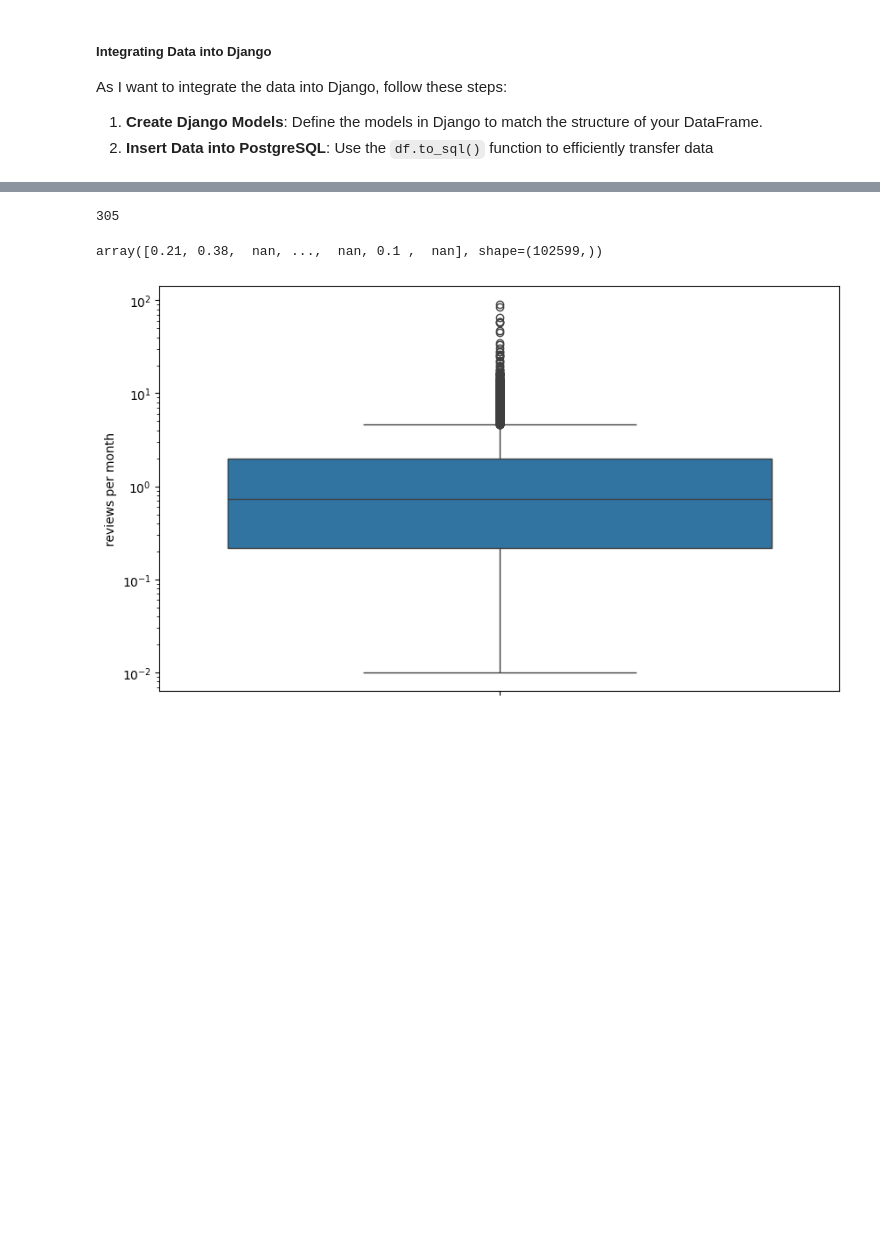
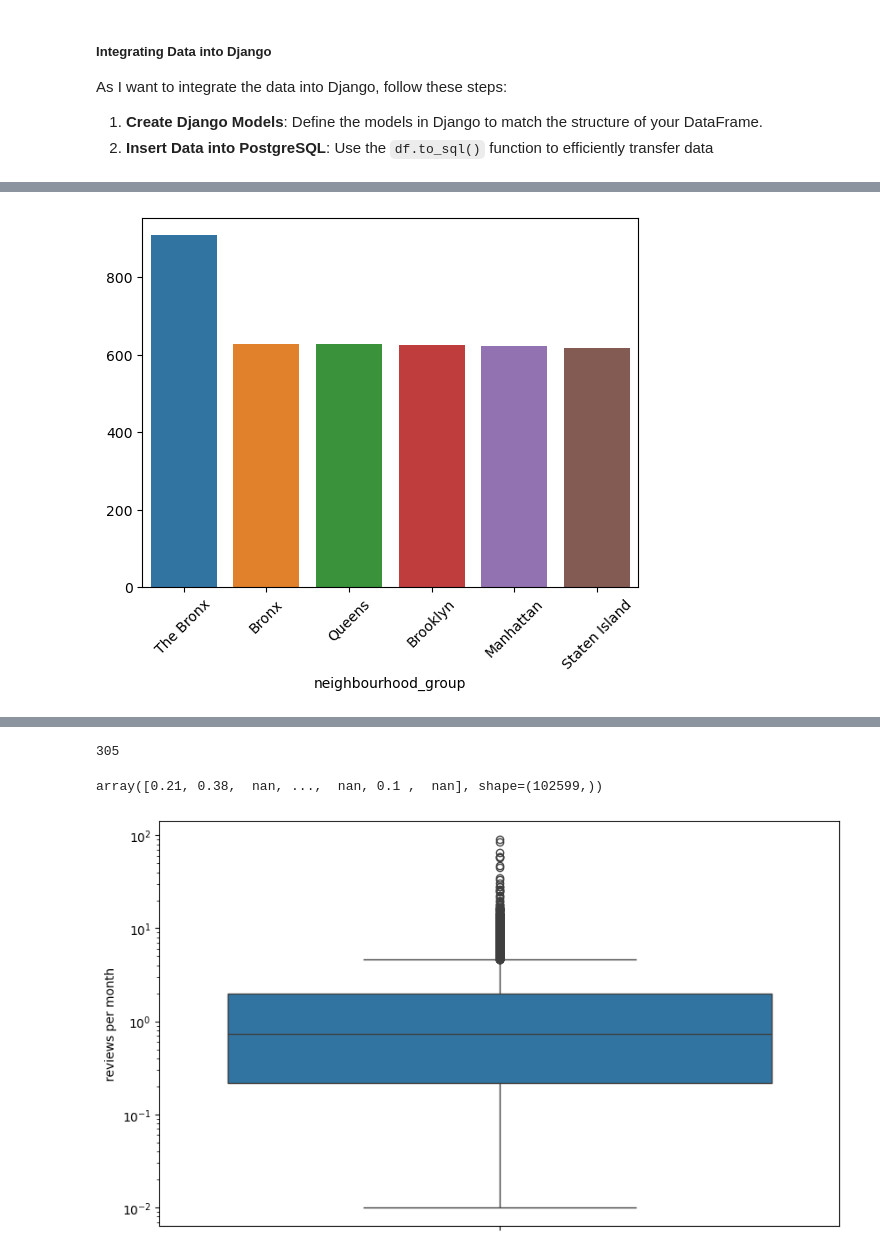
Before and after one commit to saeed-datageek/airbnb-data-analysis, a Jupyter notebook: notebook/airbnb.ipynb, the cells around one changed output, grey strips where cells are left out. Drawn from its saved outputs; the diff is of its cells as text; code cells hidden in the pictures; blank space fills up the shorter version.

```diff
--- a/notebook/airbnb.ipynb
+++ b/notebook/airbnb.ipynb
@@ -596,0 +620,8 @@ df.head()
+# %%
+# analyze the price by location
+price_by_neighbourhood = df.groupby('neighbourhood_group')['price'].mean().sort_values(ascending=False)
+sns.barplot(x=price_by_neighbourhood.index, y=price_by_neighbourhood.values)
+plt.xticks(rotation=45)
+plt.show()
+# %% [output]
+[figure, added]
```
Also changed, not shown: parts of 81 cells of this notebook, 3 other files.
